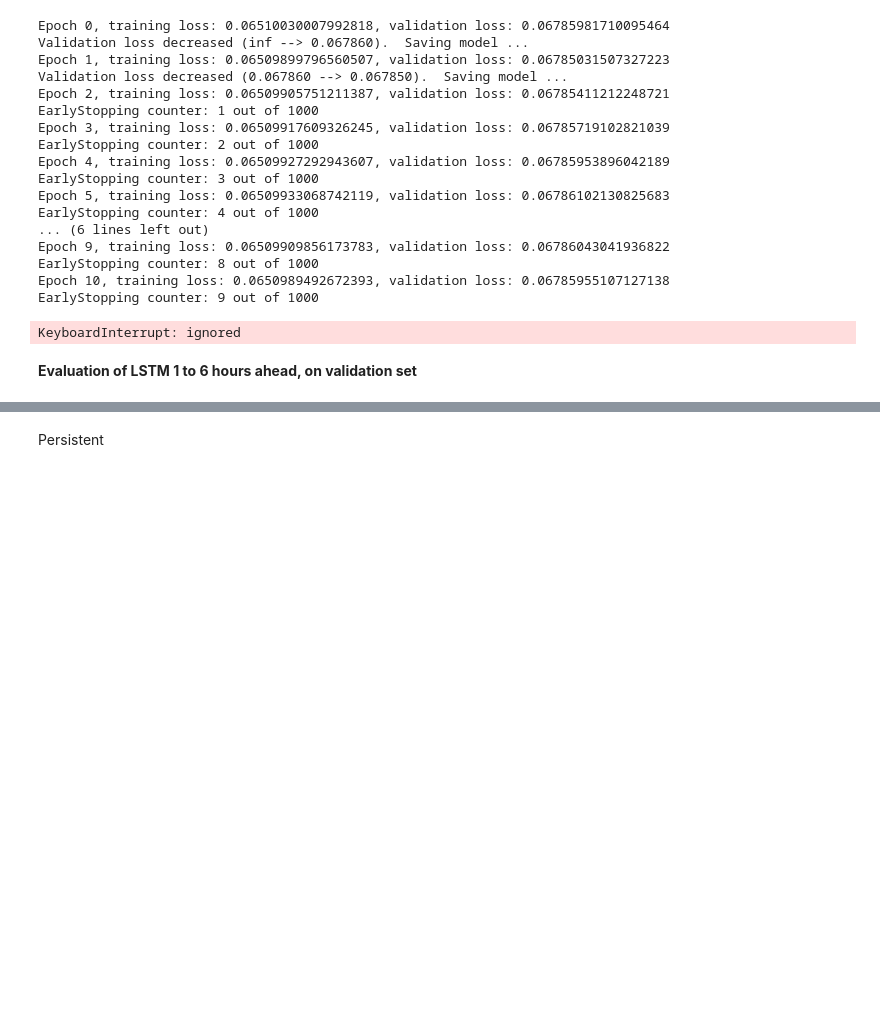
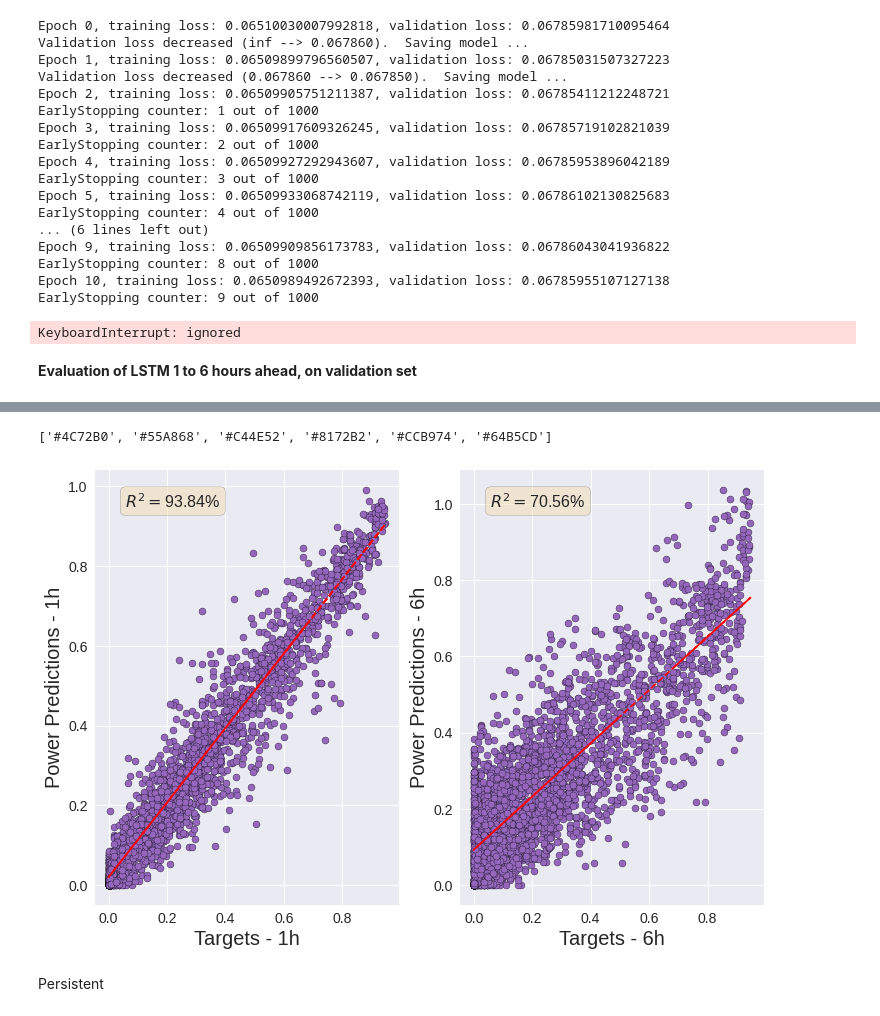
Before and after one commit to GilliGit/WindForecastingCompetition, a Jupyter notebook: Models/Intra day/Plots_and_tables.ipynb, the cells around one changed output, grey strips where cells are left out. Cells and saved outputs as stored; diff of their text form; code cells hidden in the pictures; blank space fills up the shorter version.

```diff
--- a/Models/Intra day/Plots_and_tables.ipynb
+++ b/Models/Intra day/Plots_and_tables.ipynb
@@ -265,7 +265,7 @@ class FFNN_LSTM(nn.Module):
 
         self.output_lay = nn.Linear(in_features= 32,#512,
                         out_features= 1,
-                        bias = True) # should be false ?
+                        bias = False) # should be false ?
 
 
     def forward(self, pow_seq, for_feat):
@@ -289,6 +289,7 @@ class FFNN_LSTM(nn.Module):
         z = self.combined(z)
         z = F.elu(z)
         z = self.output_lay(z)
+        z = F.relu(z)
 
         return z
 
@@ -742,30 +807,38 @@ fit6h=linregress(np.reshape(np.array(p_targets6h), (len(p_targets6h,))), pred_6h
+# %%
+print(plt.rcParams['axes.prop_cycle'].by_key()['color'])
+
+# [u'#1f77b4', u'#ff7f0e', u'#2ca02c', u'#d62728', u'#9467bd', u'#8c564b', u'#e377c2', u'#7f7f7f', u'#bcbd22', u'#17becf']
+# %% [output]
+['#4C72B0', '#55A868', '#C44E52', '#8172B2', '#CCB974', '#64B5CD']
 # %%
 # text box properties
 props = dict(boxstyle='round', facecolor='wheat', alpha=0.5)
 loc=(0.1,0.95)
 # begin subplot
 fig=plt.figure()
 ax=fig.add_subplot(1,2,1)
-ax.scatter(p_targets1h , pred_1h ,edgecolors="k") # change
+ax.scatter(p_targets1h , pred_1h ,color='#9467bd',edgecolors="k") # change
 textstr = r'$R^2=$%.2f%s' % (fit1h[2]**2*100,"%")
 y=np.reshape(np.array(p_targets1h), (len(p_targets1h,)))
 ax.plot(y,y*fit1h[0]+fit1h[1],"r--")
 ax.text(loc[0],loc[1], textstr, transform=ax.transAxes,
   fontsize=16, verticalalignment='top', bbox=props)
-ax.set_xlabel("Targets [1h]")
-ax.set_ylabel("Power Predictions [1h]")
+ax.set_xlabel("Targets - 1h")
+ax.set_ylabel("Power Predictions - 1h")
 
 ax=fig.add_subplot(1,2,2)
-ax.scatter(p_targets6h , pred_6h ,edgecolors="k") # change
+ax.scatter(p_targets6h , pred_6h ,color='#9467bd',edgecolors="k") # change
 textstr = r'$R^2=$%.2f%s' % (fit6h[2]**2*100,"%")
 y=np.reshape(np.array(p_targets6h), (len(p_targets6h,)))
 ax.plot(y,y*fit6h[0]+fit6h[1],"r--")
 ax.text(loc[0],loc[1], textstr, transform=ax.transAxes,
   fontsize=16, verticalalignment='top', bbox=props)
-ax.set_xlabel("Targets [6h]")
-ax.set_ylabel("Power Predictions [6h]")
+ax.set_xlabel("Targets - 6h")
+ax.set_ylabel("Power Predictions - 6h")
 plt.show()
   #NEXT SUPLOT...
+# %% [output]
+[figure, added]
 # %%
 import seaborn as sns
 # %%
```
Also changed, not shown: parts of 12 cells of this notebook, 1 other file.
